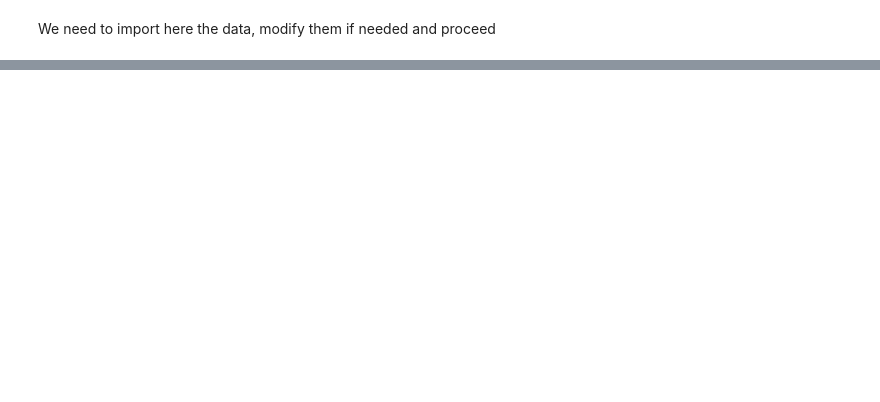
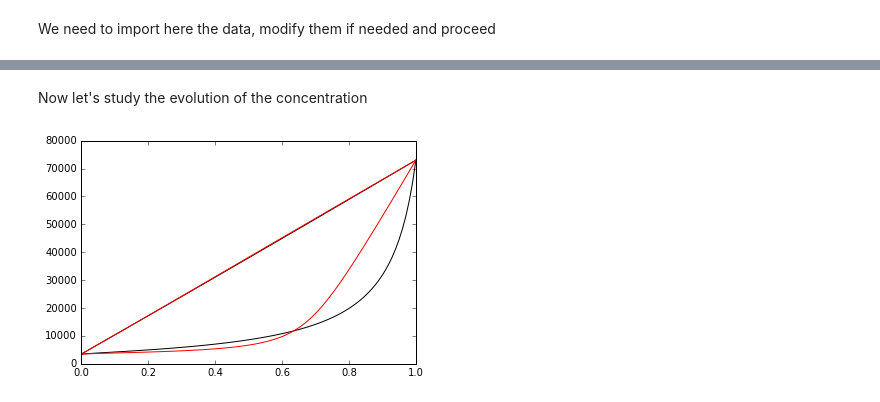
Before and after one commit to cas91010491/simmit, a Jupyter notebook: Examples/Validation/fibre_angle.ipynb, the cells around one changed output, grey strips where cells are left out. Saved outputs shown, nothing was run; the diff lists cells and outputs as text; code cells hidden in the pictures; blank space fills up the shorter version.

```diff
--- a/Examples/Validation/fibre_angle.ipynb
+++ b/Examples/Validation/fibre_angle.ipynb
@@ -69,0 +97,48 @@ Quick verification, we will take the slope of the stress-strain curve and find o
+# %% [markdown]
+Now let's study the evolution of the concentration
+# %%
+param_list[0].value = 0.0
+param_list[1].value = 100
+
+c = np.arange(0.,1.01,0.01)
+E_L = np.zeros(len(c))
+E_T = np.zeros(len(c))
+
+umat_name = 'MIMTN' #This is the 5 character code for the Mori-Tanaka homogenization for composites with a matrix and ellipsoidal reinforcments
+for i, x in enumerate (c):
+
+    param_list[3].value = x
+    param_list[2].value = 1.0 - param_list[3].value
+
+    iden.copy_parameters(param_list, path_keys, path_data)
+    iden.apply_parameters(param_list, path_data)
+
+    L = sim.L_eff(umat_name, props, nstatev, psi_rve, theta_rve, phi_rve, rho, c_p, path_data)
+    p = sim.L_ortho_props(L)
+    E_L[i] = p[0]
+    E_T[i] = p[1]
+
+fig = plt.figure()
+plt.plot(c,E_L, c='black')
+plt.plot(c,E_T, c='black')
+
+umat_name = 'MISCN' #This is the 5 character code for the Mori-Tanaka homogenization for composites with a matrix and ellipsoidal reinforcments
+for i, x in enumerate (c):
+
+    param_list[3].value = x
+    param_list[2].value = 1.0 - param_list[3].value
+
+    iden.copy_parameters(param_list, path_keys, path_data)
+    iden.apply_parameters(param_list, path_data)
+
+    L = sim.L_eff(umat_name, props, nstatev, psi_rve, theta_rve, phi_rve, rho, c_p, path_data)
+    p = sim.L_ortho_props(L)
+    E_L[i] = p[0]
+    E_T[i] = p[1]
+
+plt.plot(c,E_L, c='red')
+plt.plot(c,E_T, c='red')
+
+plt.show()
+# %% [output]
+[figure, added]
```
Also changed, not shown: parts of 6 cells of this notebook.
